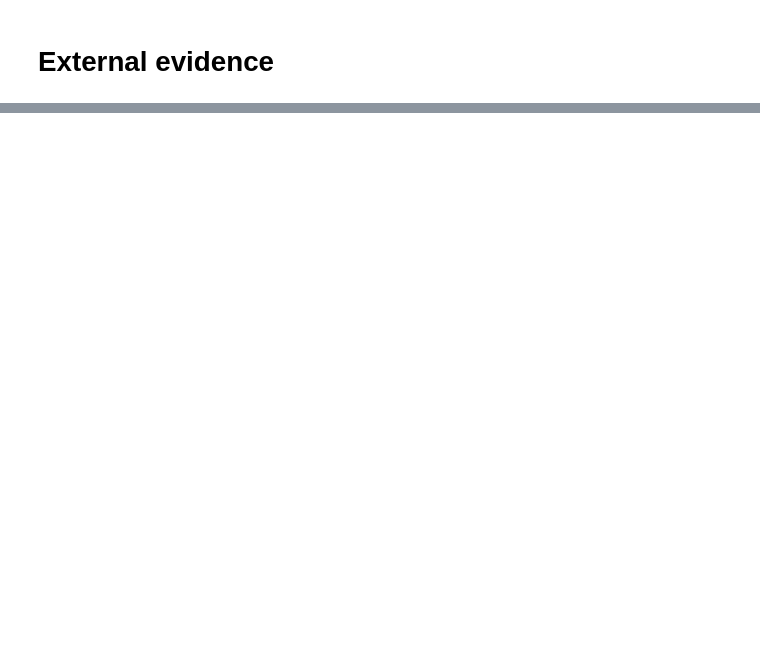
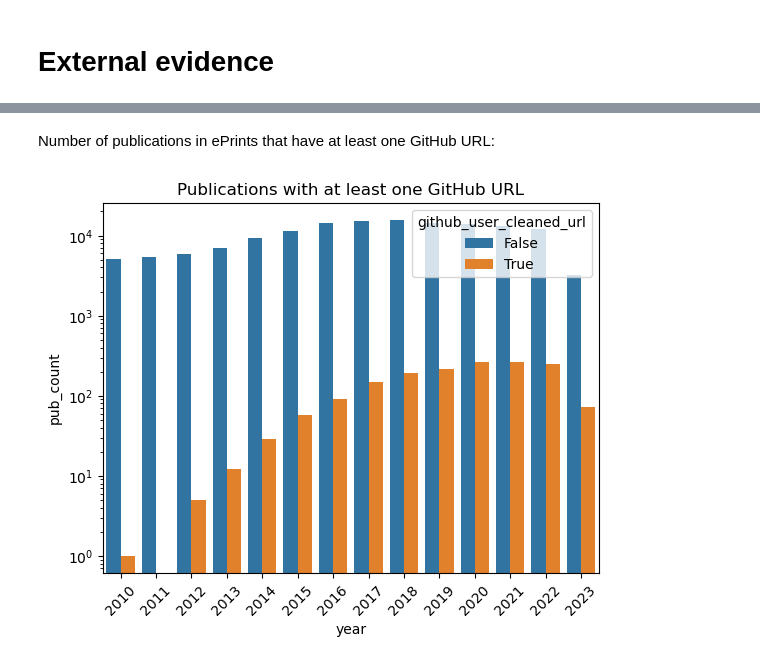
Before and after one commit to softwaresaved/rse-repo-analysis, a Jupyter notebook: analysis/eprints.ipynb, the cells around one changed output, grey strips where cells are left out. Drawn from its saved outputs; the diff is of its cells as text; code cells hidden in the pictures; blank space fills up the shorter version.

```diff
--- a/analysis/eprints.ipynb
+++ b/analysis/eprints.ipynb
@@ -29,0 +84,16 @@ res["bib"]
+# %% [markdown]
+Number of publications in ePrints that have at least one GitHub URL:
+# %%
+min_one_url = (urls_per_publication > 0).groupby("year").value_counts().rename("pub_count").reset_index()
+ax = sns.barplot(
+    data=min_one_url,
+    x="year",
+    y="pub_count",
+    hue="github_user_cleaned_url",
+)
+ax.set(yscale="log")
+ax.tick_params(axis='x', labelrotation=45)
+plt.title("Publications with at least one GitHub URL")
+plt.show()
+# %% [output]
+[figure, added]
```
Also changed, not shown: parts of 16 cells of this notebook.
